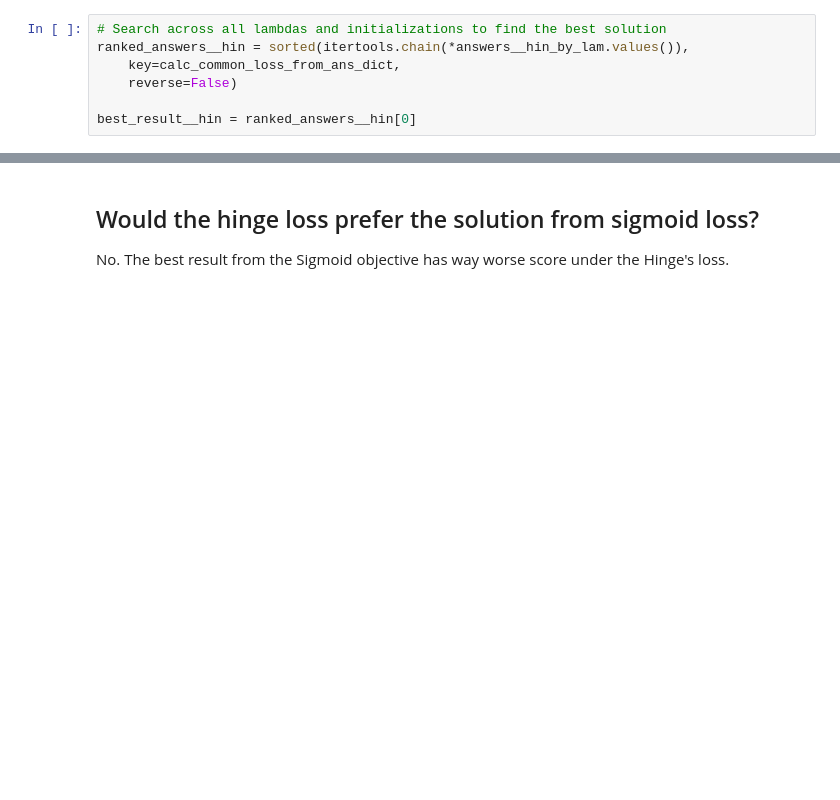
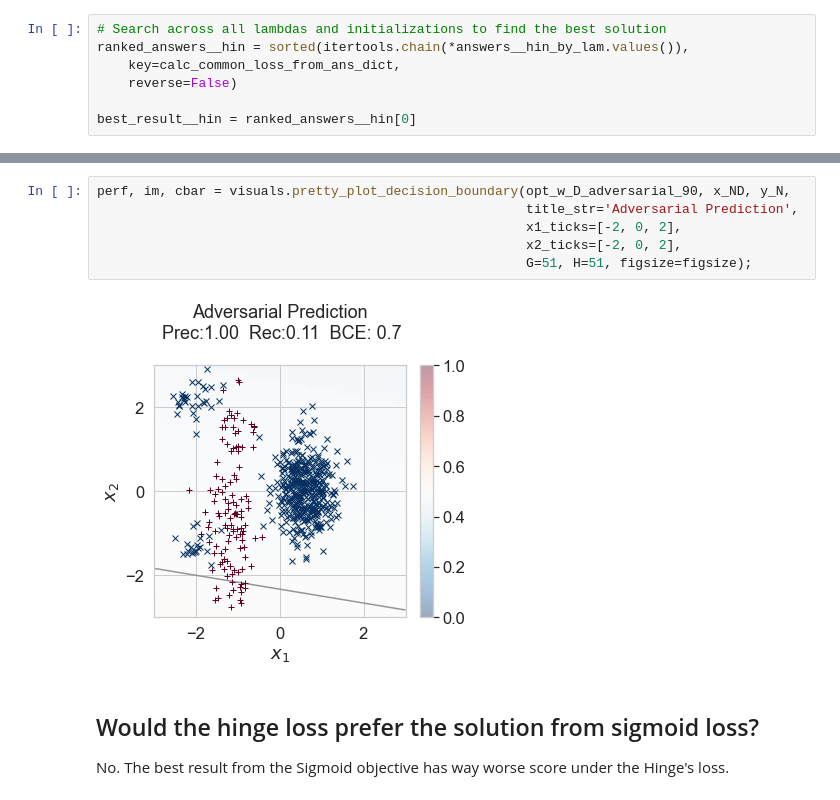
Before and after one commit to tufts-ml/toy_example_precision_recall_multiple_bounds_comparison, a Jupyter notebook: toy_example_comparing_BCE_Hinge_and_Sigmoid.ipynb, the cells around one changed output, grey strips where cells are left out. Drawn from its saved outputs; the diff is of its cells as text; blank space fills up the shorter version.

```diff
--- a/toy_example_comparing_BCE_Hinge_and_Sigmoid.ipynb
+++ b/toy_example_comparing_BCE_Hinge_and_Sigmoid.ipynb
@@ -292,3 +395,11 @@ perf, im, cbar = visuals.pretty_plot_decision_boundary(
+# %%
+perf, im, cbar = visuals.pretty_plot_decision_boundary(opt_w_D_adversarial_90, x_ND, y_N,
+                                                       title_str='Adversarial Prediction',
+                                                       x1_ticks=[-2, 0, 2],
+                                                       x2_ticks=[-2, 0, 2],
+                                                       G=51, H=51, figsize=figsize);
+# %% [output]
+[figure, added]
 # %% [markdown]
 ## Would the hinge loss prefer the solution from sigmoid loss?
 
```
Also changed, not shown: parts of 14 cells of this notebook, 3 other files.
